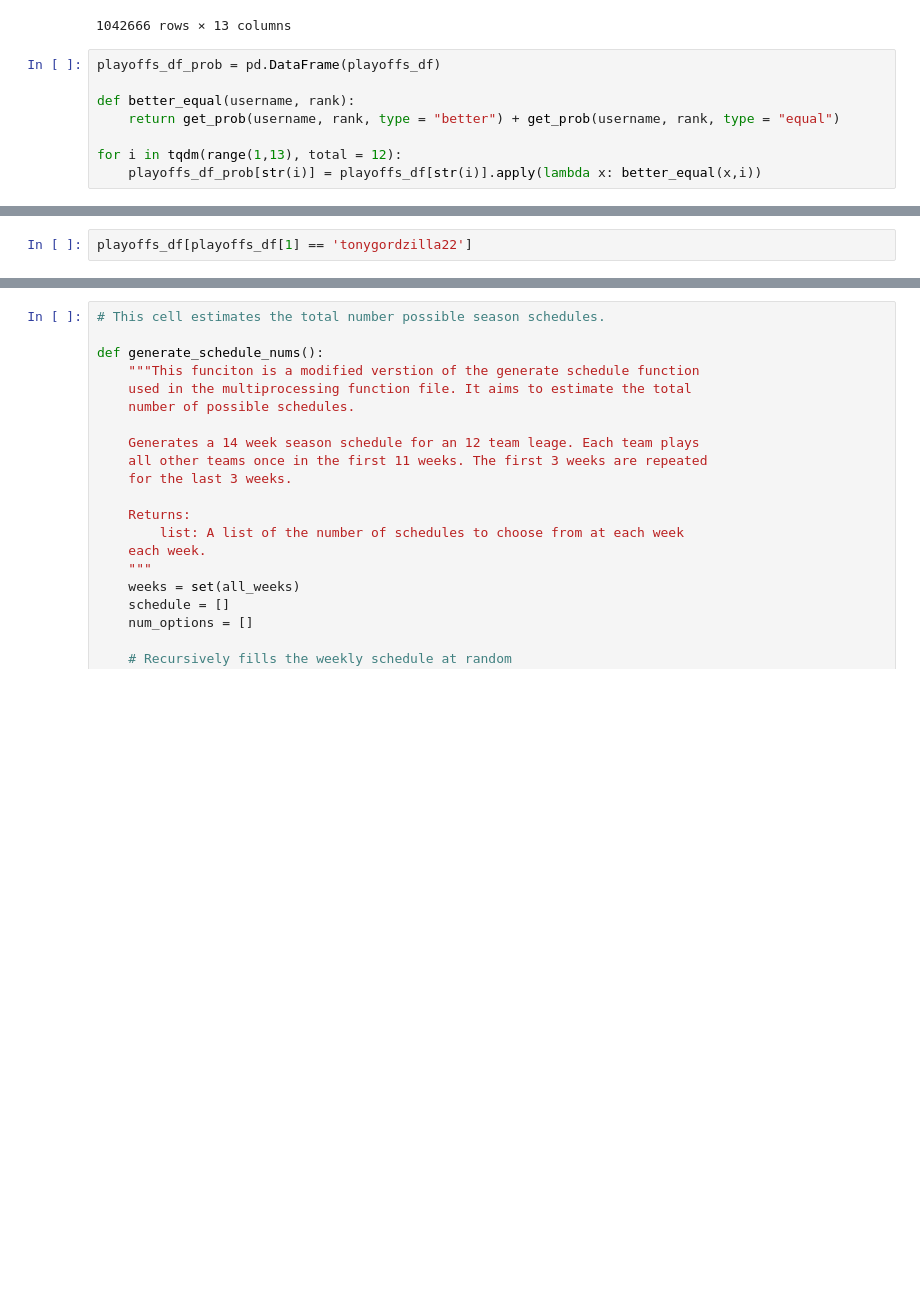
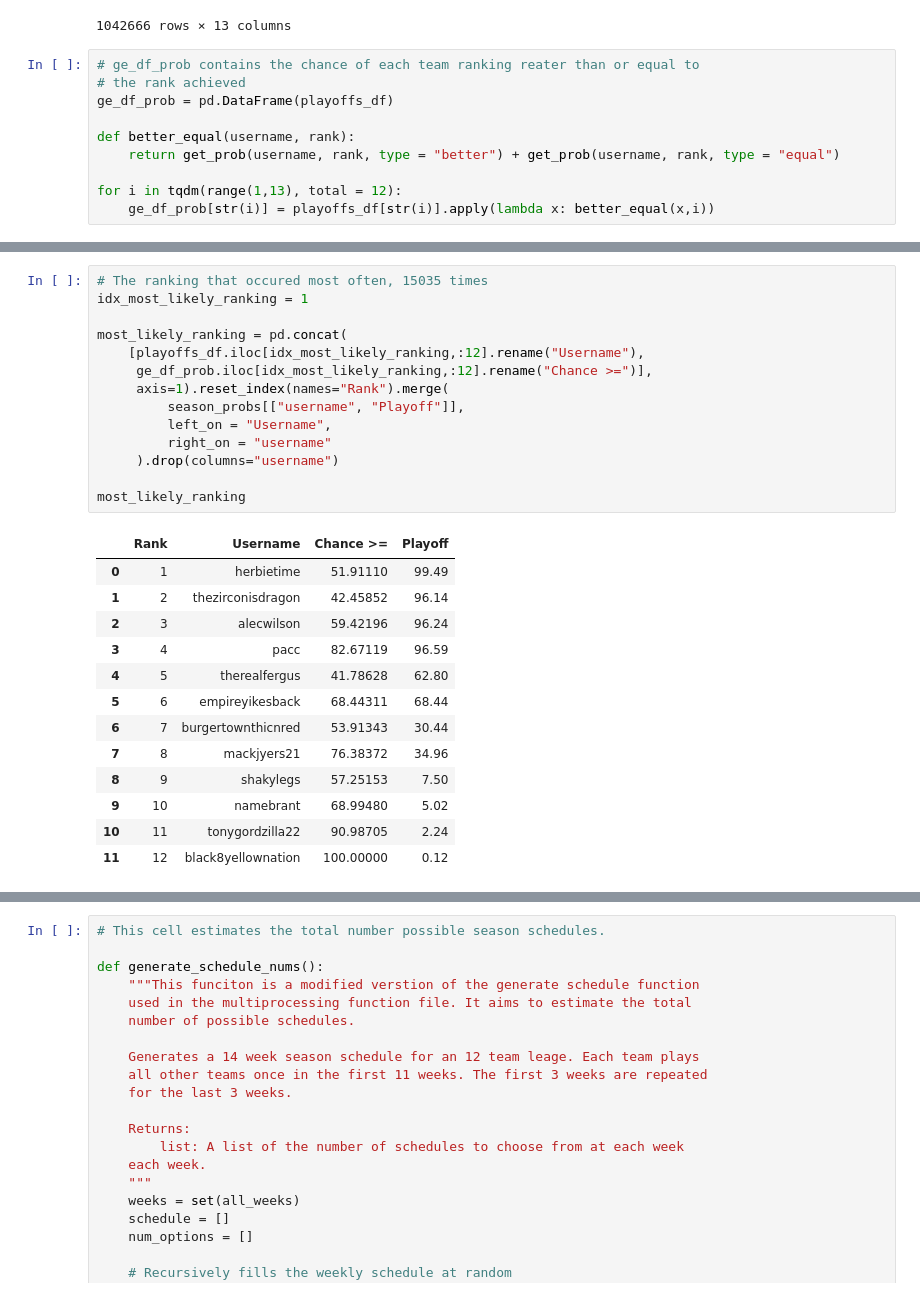
Before and after one commit to mfjacobsen/Fantasy-Football, a Jupyter notebook: 2023WinDistribution.ipynb, the cells around one changed output, grey strips where cells are left out. Drawn from its saved outputs; the diff is of its cells as text; blank space fills up the shorter version.

Commit message:
Interesting Rankings

```diff
--- a/2023WinDistribution.ipynb
+++ b/2023WinDistribution.ipynb
@@ -360,10 +392,12 @@ playoffs_df
 | 1042665 | herbietime | alecwilson | namebrant | pacc | therealfergus | thezirconisdragon | burgertownthicnred | mackjyers21 | empireyikesback | shakylegs | black8yellownation | ... |
 1042666 rows × 13 columns
 # %%
-playoffs_df_prob = pd.DataFrame(playoffs_df)
+# ge_df_prob contains the chance of each team ranking reater than or equal to
+# the rank achieved
+ge_df_prob = pd.DataFrame(playoffs_df)
 
 def better_equal(username, rank):
     return get_prob(username, rank, type = "better") + get_prob(username, rank, type = "equal")
 
 for i in tqdm(range(1,13), total = 12):
-    playoffs_df_prob[str(i)] = playoffs_df[str(i)].apply(lambda x: better_equal(x,i))
+    ge_df_prob[str(i)] = playoffs_df[str(i)].apply(lambda x: better_equal(x,i))
@@ -431,2 +404,28 @@ playoffs_df.query(query_str)
-# %%
-playoffs_df[playoffs_df[1] == 'tonygordzilla22']
+# %%
+# The ranking that occured most often, 15035 times
+idx_most_likely_ranking = 1
+
+most_likely_ranking = pd.concat(
+    [playoffs_df.iloc[idx_most_likely_ranking,:12].rename("Username"),
+     ge_df_prob.iloc[idx_most_likely_ranking,:12].rename("Chance >=")],
+     axis=1).reset_index(names="Rank").merge(
+         season_probs[["username", "Playoff"]],
+         left_on = "Username",
+         right_on = "username"
+     ).drop(columns="username")
+
+most_likely_ranking
+# %% [output]
+|  | Rank | Username | Chance >= | Playoff |
+| 0 | 1 | herbietime | 51.91110 | 99.49 |
+| 1 | 2 | thezirconisdragon | 42.45852 | 96.14 |
+| 2 | 3 | alecwilson | 59.42196 | 96.24 |
+| 3 | 4 | pacc | 82.67119 | 96.59 |
+| 4 | 5 | therealfergus | 41.78628 | 62.80 |
+| 5 | 6 | empireyikesback | 68.44311 | 68.44 |
+| 6 | 7 | burgertownthicnred | 53.91343 | 30.44 |
+| 7 | 8 | mackjyers21 | 76.38372 | 34.96 |
+| 8 | 9 | shakylegs | 57.25153 | 7.50 |
+| 9 | 10 | namebrant | 68.99480 | 5.02 |
+| 10 | 11 | tonygordzilla22 | 90.98705 | 2.24 |
+| 11 | 12 | black8yellownation | 100.00000 | 0.12 |
```
Also changed, not shown: parts of 13 cells of this notebook, 2 other files.
